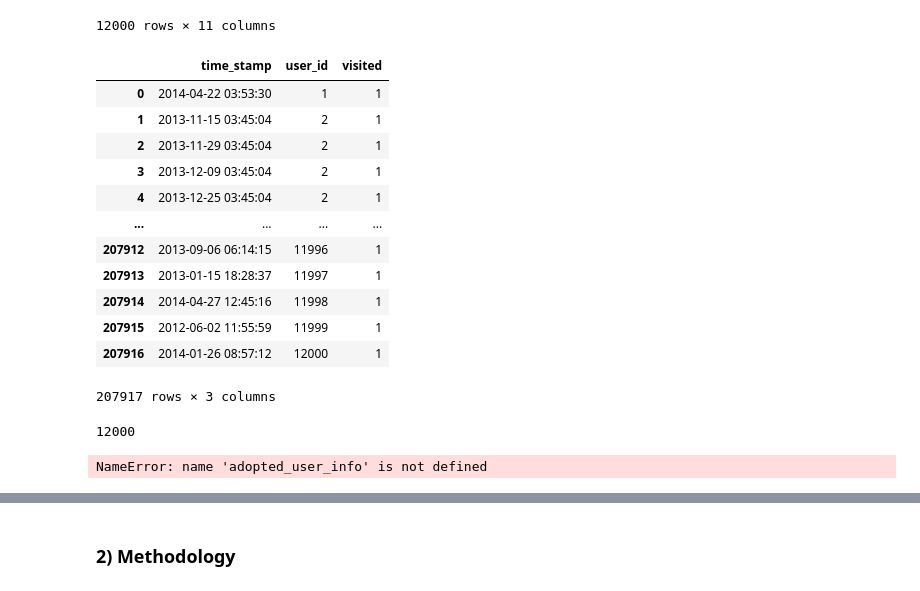
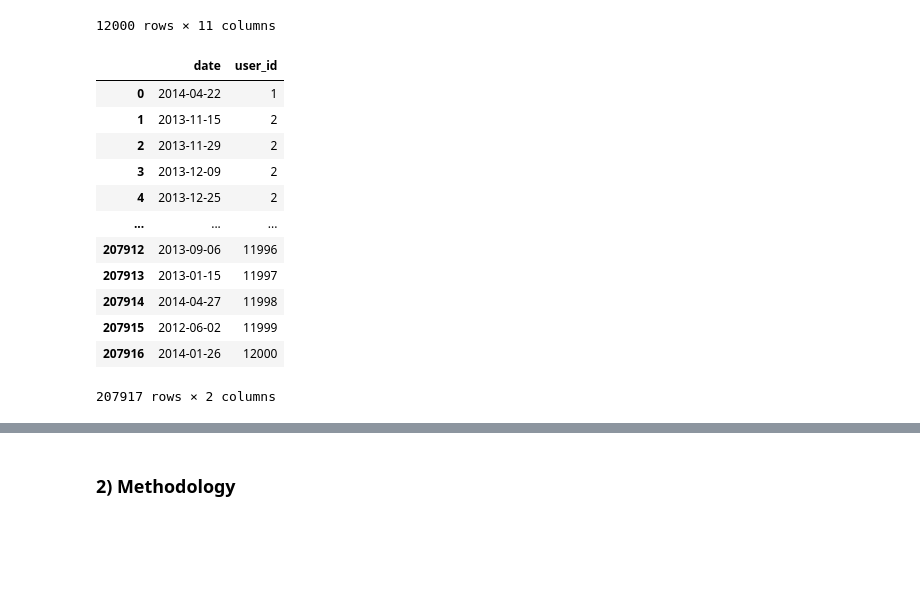
Before and after one commit to SalaheddineAD/user-adoption-analysis, a Jupyter notebook: notebooks/data-preprocessing.ipynb, the cells around one changed output, grey strips where cells are left out. Drawn from its saved outputs; the diff is of its cells as text; code cells hidden in the pictures; blank space fills up the shorter version.

```diff
--- a/notebooks/data-preprocessing.ipynb
+++ b/notebooks/data-preprocessing.ipynb
@@ -83,20 +26,3 @@ users
 | 11998 | 11999 | 5/31/12 11:55 | Faber Annett | mhaerzxp@iuxiw.com | PERSONAL_PROJECTS | 1.338638e+09 | ... |
 | 11999 | 12000 | 1/26/14 8:57 | Lima ThaÌs | ThaisMeloLima@hotmail.com | SIGNUP | 1.390727e+09 | ... |
 12000 rows × 11 columns
-# %%
-activity=user_engagement
-user_engagement
-# %% [output]
-|  | time_stamp | user_id | visited |
-| 0 | 2014-04-22 03:53:30 | 1 | 1 |
-| 1 | 2013-11-15 03:45:04 | 2 | 1 |
-| 2 | 2013-11-29 03:45:04 | 2 | 1 |
-| 3 | 2013-12-09 03:45:04 | 2 | 1 |
-| 4 | 2013-12-25 03:45:04 | 2 | 1 |
-| ... | ... | ... | ... |
-| 207912 | 2013-09-06 06:14:15 | 11996 | 1 |
-| 207913 | 2013-01-15 18:28:37 | 11997 | 1 |
-| 207914 | 2014-04-27 12:45:16 | 11998 | 1 |
-| 207915 | 2012-06-02 11:55:59 | 11999 | 1 |
-| 207916 | 2014-01-26 08:57:12 | 12000 | 1 |
-207917 rows × 3 columns
@@ -105,17 +29,20 @@ activity['time_stamp2'] = pd.to_datetime(user_engagement['time_stamp'])
-# %%
-repeated_users_df = keep_repeat_users(activity)
-
-grouped_users_df = repeated_users_df.groupby('user_id')
-unique_active_peeps_df = keep_active_users(grouped_users_df)
-unique_active_peeps_df['adopted_user'] = 1
-
-adopted_user_info = pd.merge(unique_active_peeps_df, users, how='outer',
-                  left_on='user_id', right_on='object_id')
-adopted_user_info['adopted_user'] = adopted_user_info['adopted_user'].fillna(0)
-len(adopted_user_info)
-# %% [output]
-12000
-# %%
-adopted_user_info.describe()
-# %% [output]
-NameError: name 'adopted_user_info' is not defined
+# %%
+user_engagement = user_engagement.sort_values(by=['user_id', 'time_stamp'])
+user_engagement['time_stamp'] = pd.to_datetime(user_engagement['time_stamp'])
+user_engagement['date'] = user_engagement['time_stamp'].dt.date
+user_engagement = user_engagement[["date","user_id"]]
+user_engagement
+# %% [output]
+|  | date | user_id |
+| 0 | 2014-04-22 | 1 |
+| 1 | 2013-11-15 | 2 |
+| 2 | 2013-11-29 | 2 |
+| 3 | 2013-12-09 | 2 |
+| 4 | 2013-12-25 | 2 |
+| ... | ... | ... |
+| 207912 | 2013-09-06 | 11996 |
+| 207913 | 2013-01-15 | 11997 |
+| 207914 | 2014-04-27 | 11998 |
+| 207915 | 2012-06-02 | 11999 |
+| 207916 | 2014-01-26 | 12000 |
+207917 rows × 2 columns
```
Also changed, not shown: parts of 8 cells of this notebook.
